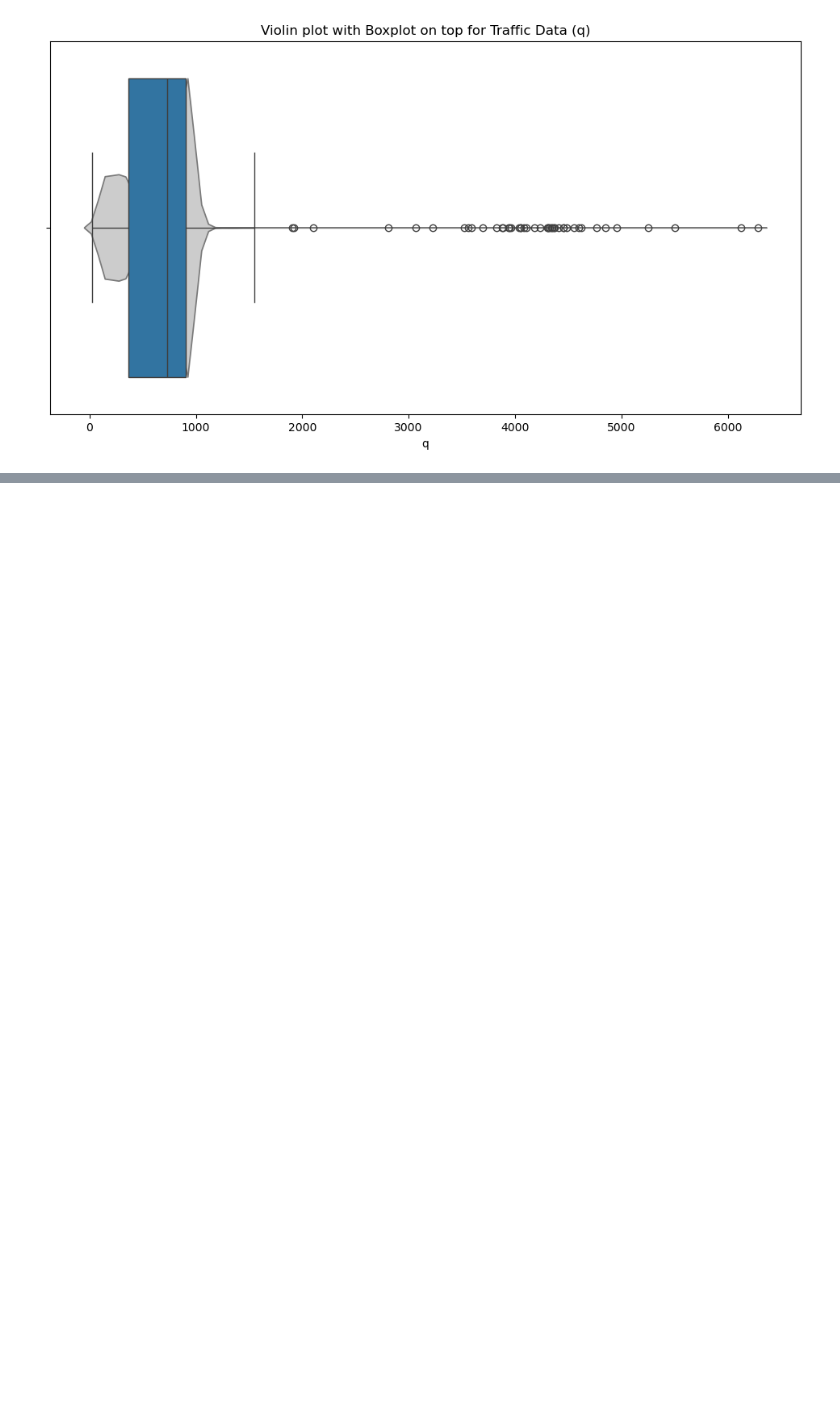
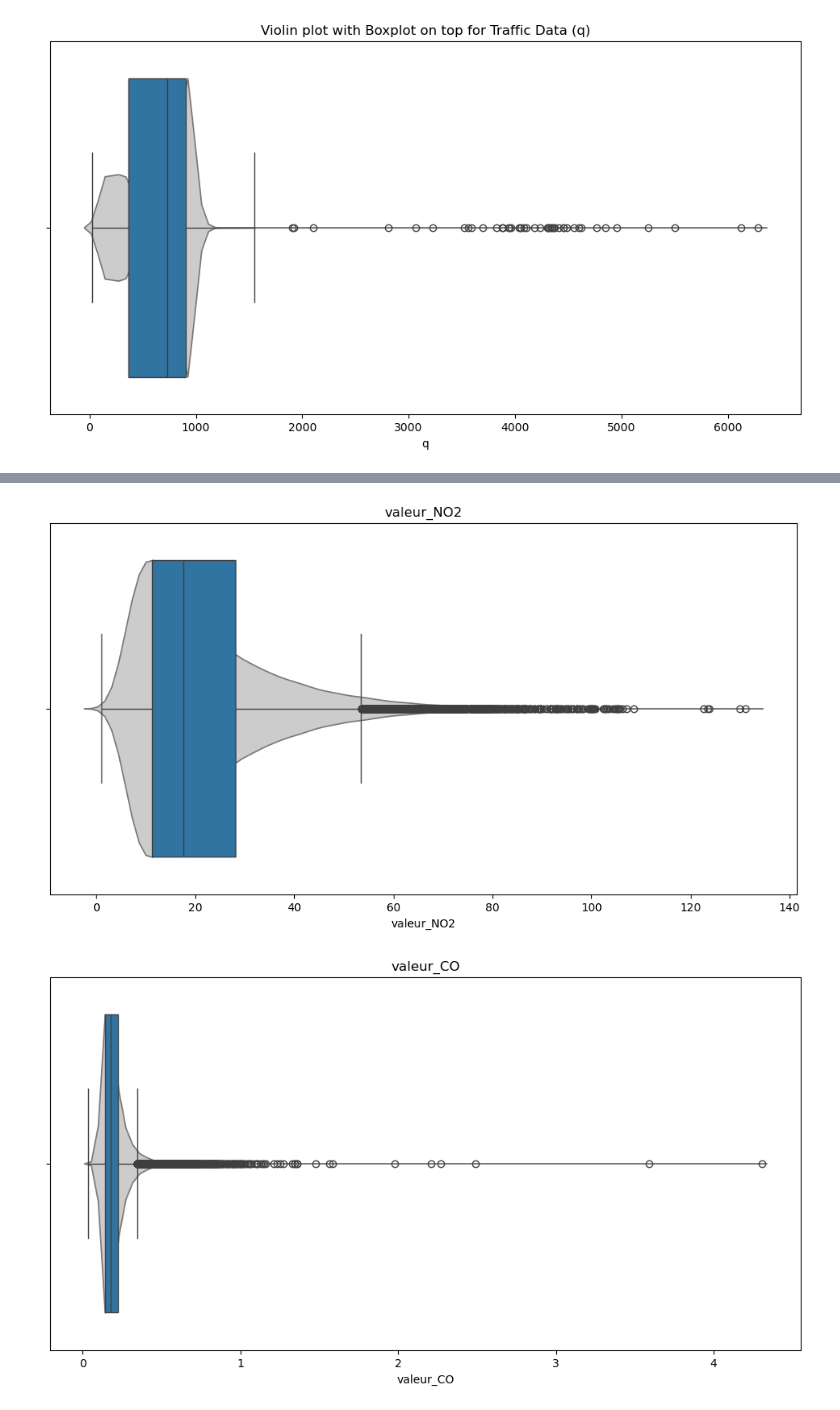
Before and after one commit to matthieudelsart/time_series_project, a Jupyter notebook: EDA_matthieu.ipynb, the cells around one changed output, grey strips where cells are left out. Drawn from its saved outputs; the diff is of its cells as text; code cells hidden in the pictures; blank space fills up the shorter version.

```diff
--- a/EDA_matthieu.ipynb
+++ b/EDA_matthieu.ipynb
@@ -258,0 +259,14 @@ plt.plot(temp['t_1h'], temp['q'])
+# %%
+from utils.preprocessing import filter_outliers
+
+data = pd.read_csv('data/train.csv', parse_dates=['id'])
+targets = ['valeur_NO2', 'valeur_CO', 'valeur_O3', 'valeur_PM10', 'valeur_PM25']
+for target in targets:
+    plt.figure(figsize=(12, 6))
+    sns.violinplot(x=data[target], inner=None, color=".8")
+    sns.boxplot(x=data[target])
+    plt.title(target)
+    plt.show()
+# %% [output]
+[figure, added]
+[figure, added]
```
Also changed, not shown: parts of 2 cells of this notebook, 3 other files.
